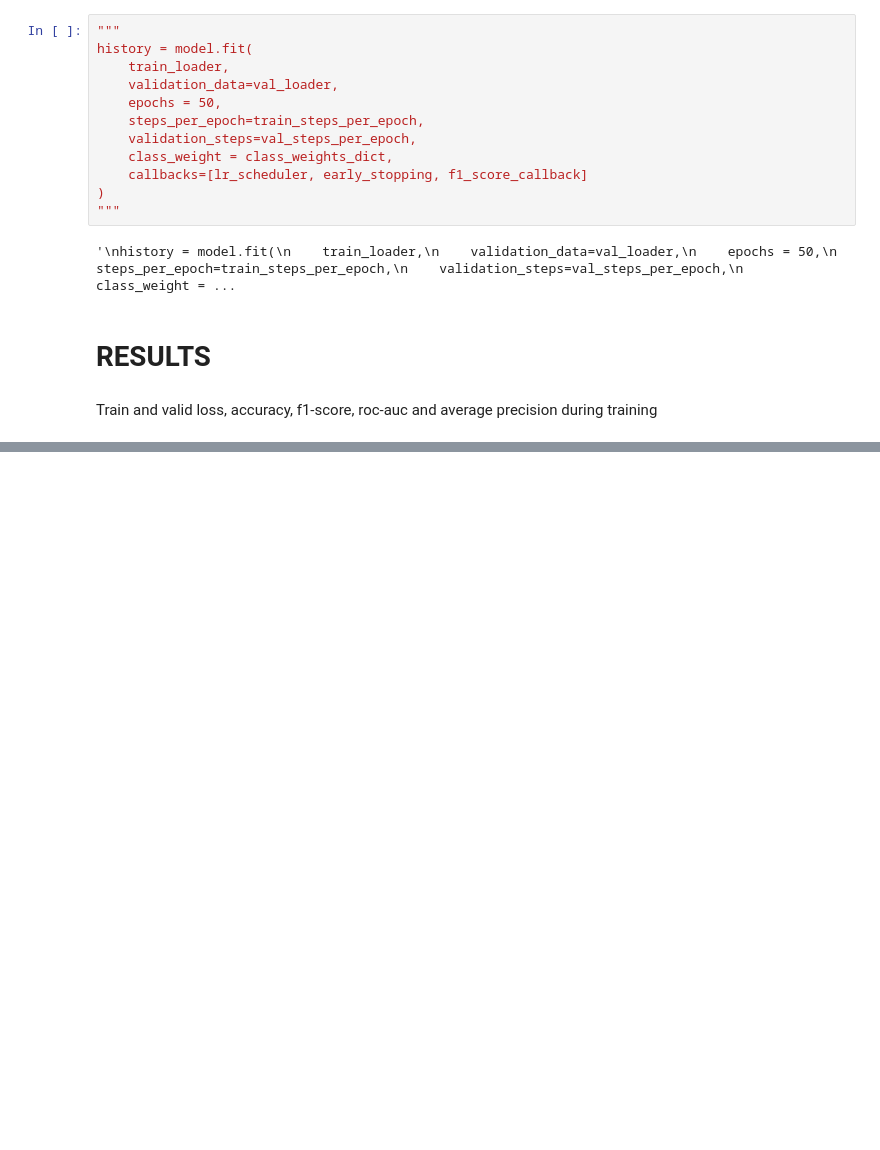
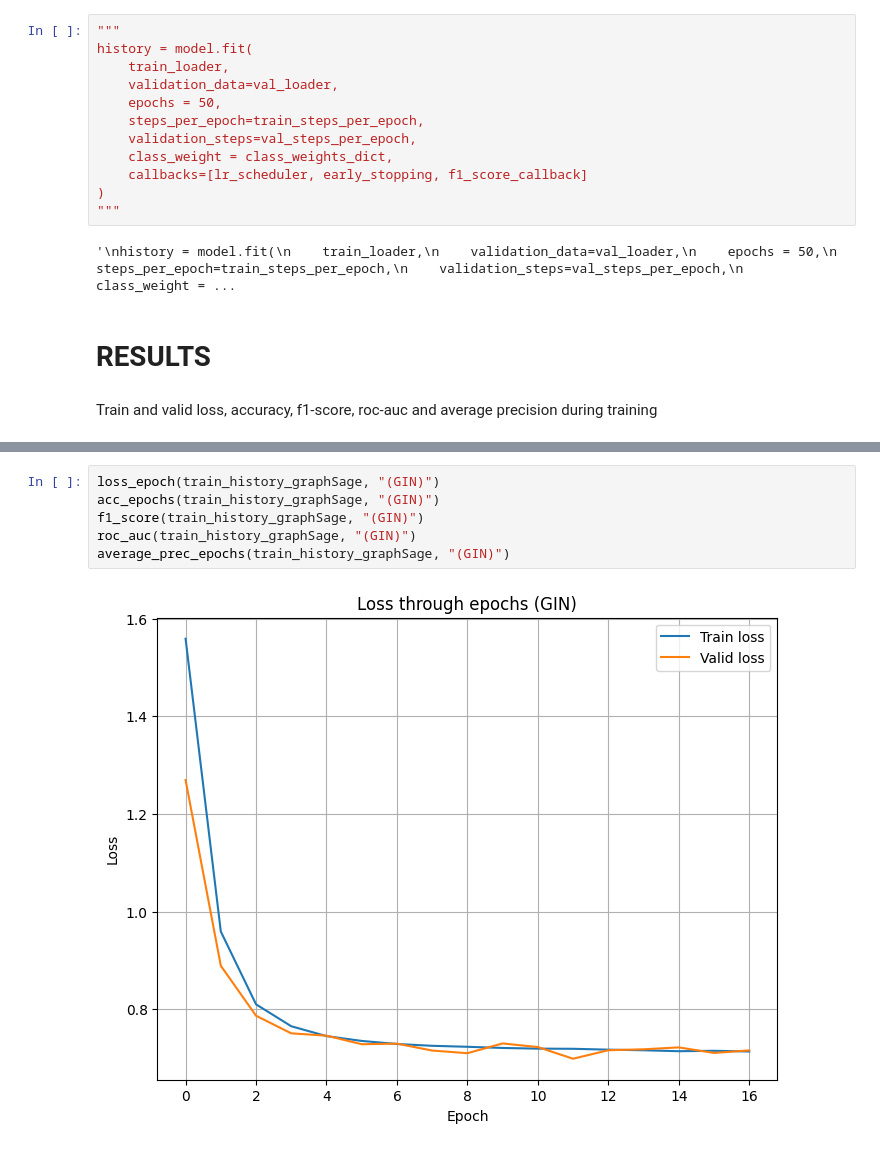
Before and after one commit to ivanna1109/DSC_Conference2024Materials, a Jupyter notebook: DSCdemonstration.ipynb, the cells around one changed output, grey strips where cells are left out. Saved outputs shown, nothing was run; the diff lists cells and outputs as text; blank space fills up the shorter version.

```diff
--- a/DSCdemonstration.ipynb
+++ b/DSCdemonstration.ipynb
@@ -791,0 +915,8 @@ train_history_graphSage= pd.read_csv('results/gSage_train_history.csv')
+# %%
+loss_epoch(train_history_graphSage, "(GIN)")
+acc_epochs(train_history_graphSage, "(GIN)")
+f1_score(train_history_graphSage, "(GIN)")
+roc_auc(train_history_graphSage, "(GIN)")
+average_prec_epochs(train_history_graphSage, "(GIN)")
+# %% [output]
+[figure, added]
```
Also changed, not shown: parts of 28 cells of this notebook.
